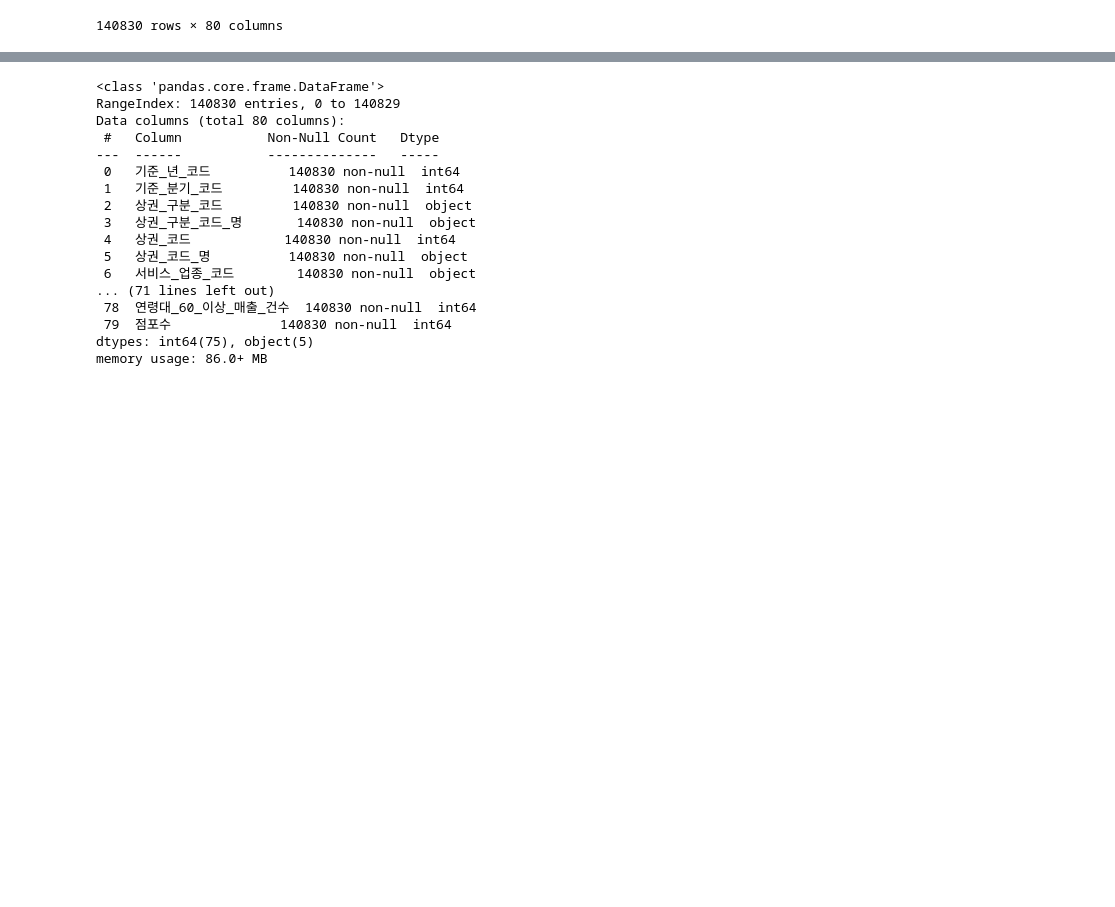
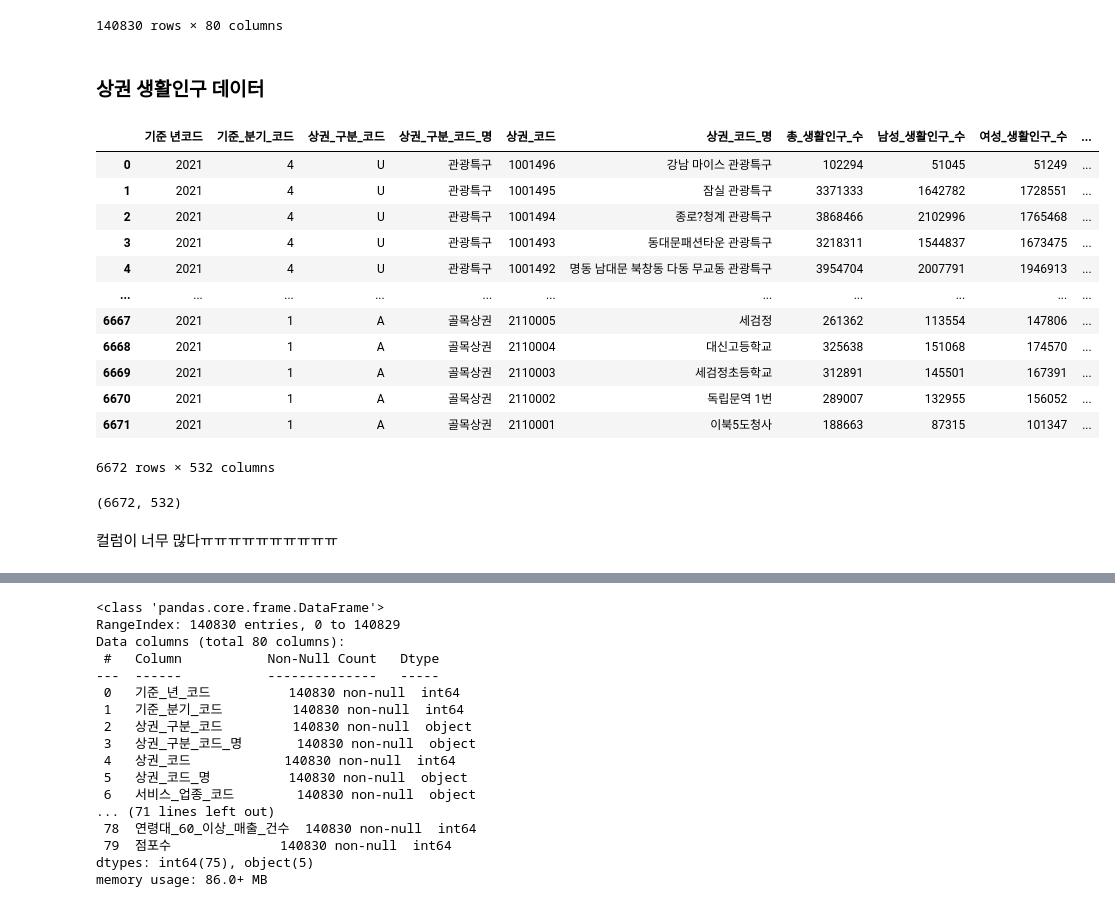
Before and after one commit to jisooyoon22/cw_data, a Jupyter notebook: 윤지수/상권분석.ipynb, the cells around one changed output, grey strips where cells are left out. Drawn from its saved outputs; the diff is of its cells as text; code cells hidden in the pictures; blank space fills up the shorter version.

```diff
--- a/윤지수/상권분석.ipynb
+++ b/윤지수/상권분석.ipynb
@@ -32,3 +41,29 @@ data
 | 140828 | 2021 | 4 | U | 관광특구 | 1001496 | 강남 마이스 관광특구 | CS300035 | 인테리어 | 12566919 | ... |
 | 140829 | 2021 | 4 | U | 관광특구 | 1001496 | 강남 마이스 관광특구 | CS300043 | 전자상거래업 | 10000000 | ... |
 140830 rows × 80 columns
+# %% [markdown]
+### 상권 생활인구 데이터
+# %%
+pop = pd.read_csv('C:/Users/jisoo/Downloads/서울시 상권분석서비스(상권-생활인구).csv', encoding='cp949')
+pop = pop[pop['기준 년코드'] == 2021].reset_index(drop=True)
+pop
+# %% [output]
+|  | 기준 년코드 | 기준_분기_코드 | 상권_구분_코드 | 상권_구분_코드_명 | 상권_코드 | 상권_코드_명 | 총_생활인구_수 | 남성_생활인구_수 | 여성_생활인구_수 | ... |
+| 0 | 2021 | 4 | U | 관광특구 | 1001496 | 강남 마이스 관광특구 | 102294 | 51045 | 51249 | ... |
+| 1 | 2021 | 4 | U | 관광특구 | 1001495 | 잠실 관광특구 | 3371333 | 1642782 | 1728551 | ... |
+| 2 | 2021 | 4 | U | 관광특구 | 1001494 | 종로?청계 관광특구 | 3868466 | 2102996 | 1765468 | ... |
+| 3 | 2021 | 4 | U | 관광특구 | 1001493 | 동대문패션타운 관광특구 | 3218311 | 1544837 | 1673475 | ... |
+| 4 | 2021 | 4 | U | 관광특구 | 1001492 | 명동 남대문 북창동 다동 무교동 관광특구 | 3954704 | 2007791 | 1946913 | ... |
+| ... | ... | ... | ... | ... | ... | ... | ... | ... | ... | ... |
+| 6667 | 2021 | 1 | A | 골목상권 | 2110005 | 세검정 | 261362 | 113554 | 147806 | ... |
+| 6668 | 2021 | 1 | A | 골목상권 | 2110004 | 대신고등학교 | 325638 | 151068 | 174570 | ... |
+| 6669 | 2021 | 1 | A | 골목상권 | 2110003 | 세검정초등학교 | 312891 | 145501 | 167391 | ... |
+| 6670 | 2021 | 1 | A | 골목상권 | 2110002 | 독립문역 1번 | 289007 | 132955 | 156052 | ... |
+| 6671 | 2021 | 1 | A | 골목상권 | 2110001 | 이북5도청사 | 188663 | 87315 | 101347 | ... |
+6672 rows × 532 columns
+# %%
+pop.shape
+# %% [output]
+(6672, 532)
+# %% [markdown]
+컬럼이 너무 많다ㅠㅠㅠㅠㅠㅠㅠㅠㅠㅠ
```
Also changed, not shown: parts of 60 cells of this notebook.
